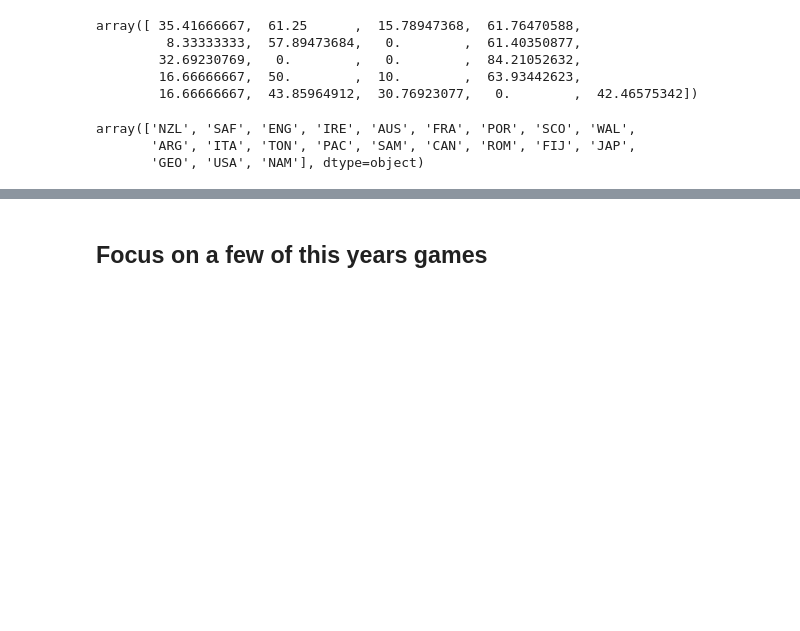
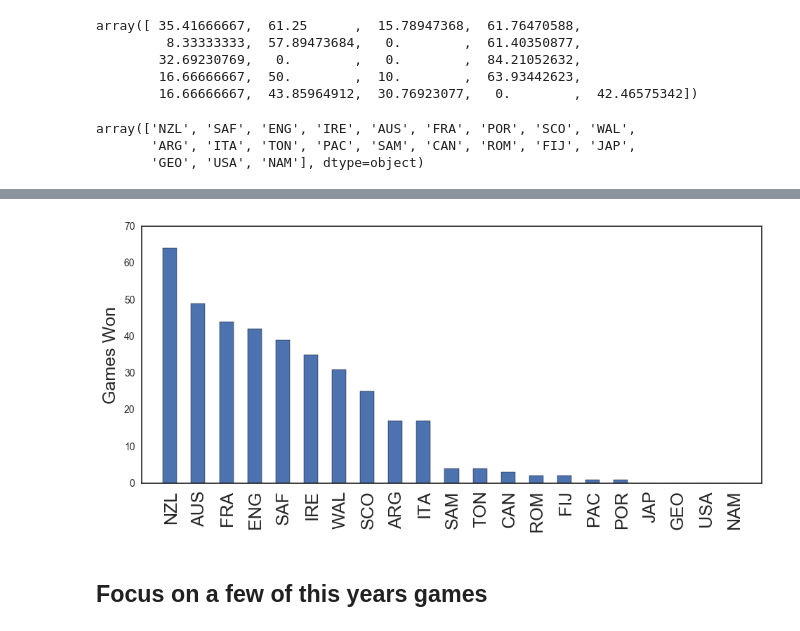
Before and after one commit to gpmurphy7/Rugby_analysis, a Jupyter notebook: Autumn_International_Analysis/Autum_Internationals_First_Look.ipynb, the cells around one changed output, grey strips where cells are left out. Cells and saved outputs as stored; diff of their text form; code cells hidden in the pictures; blank space fills up the shorter version.

```diff
--- a/Autumn_International_Analysis/Autum_Internationals_First_Look.ipynb
+++ b/Autumn_International_Analysis/Autum_Internationals_First_Look.ipynb
@@ -298,3 +333,6 @@ plt.savefig('figures/win_perc.png')
 plt.show()
 # %% [output]
 [figure]
+# %%
+ord_win_games = win_perc.sort_values('Games Won', ascending = False).reset_index()
+ord_win_games
@@ -301,3 +357,17 @@ plt.show()
+# %%
+ind = np.arange(len(ord_win_games))
+width = .5
+fig, ax = plt.subplots(figsize = (10,5))
+rect = ax.bar(ind,ord_win_games['Games Won'].values,width, align='center')
+ax.set_xticks(ind+0.05)
+plt.xlim(-1, 21)
+ax.set_xticklabels(ord_win_games.Country.values, rotation=90, fontsize=18)
+ax.set_ylabel("Games Won", fontsize=18)
+plt.tight_layout()
+plt.savefig('figures/win_games.png')
+plt.show()
+# %% [output]
+[figure, added]
 # %% [markdown]
 ## Focus on a few of this years games
 # %% [markdown]
```
Also changed, not shown: parts of 34 cells of this notebook, 6 other files.
